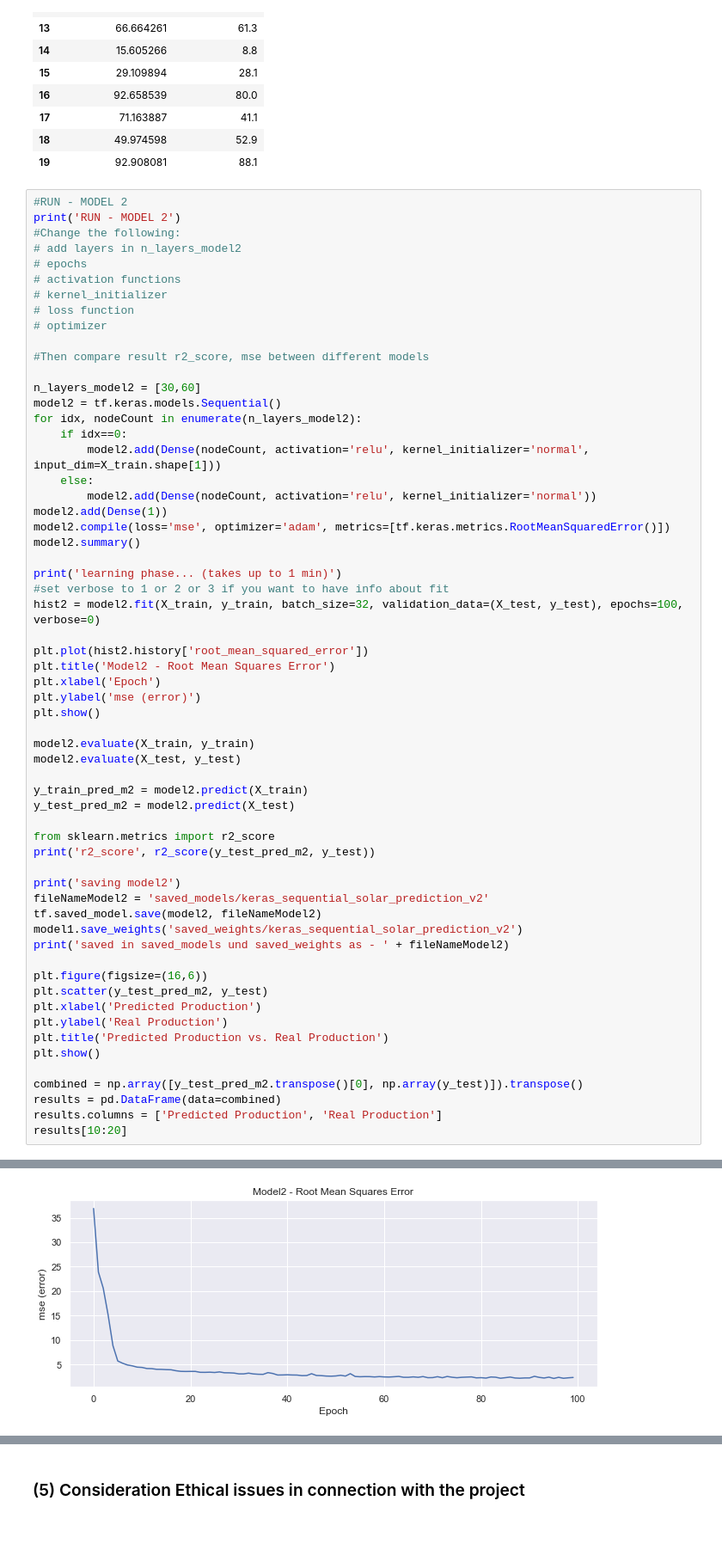
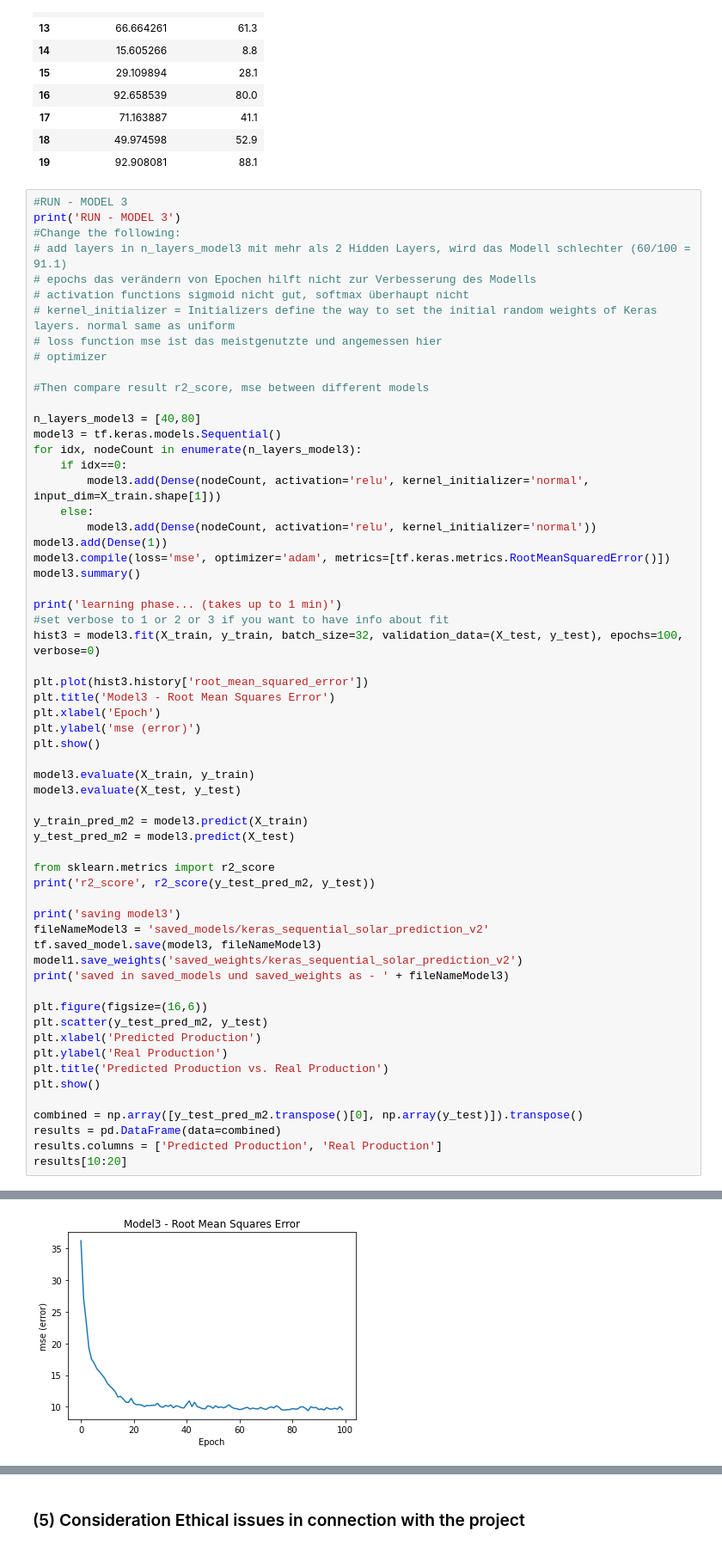
Before and after one commit to the-s-a-m/solarprediction, a Jupyter notebook: SolarAnalysis.ipynb, the cells around one changed output, grey strips where cells are left out. Shown at 86% size. Cells and saved outputs as stored; diff of their text form.

Commit message:
adding model3

```diff
--- a/SolarAnalysis.ipynb
+++ b/SolarAnalysis.ipynb
@@ -1390,53 +1390,53 @@ saved in saved_models und saved_weights as - saved_models/keras_sequential_solar
 | 18 | 49.974598 | 52.9 |
 | 19 | 92.908081 | 88.1 |
 # %%
-#RUN - MODEL 2
-print('RUN - MODEL 2')
+#RUN - MODEL 3
+print('RUN - MODEL 3')
 #Change the following:
-# add layers in n_layers_model2
-# epochs
-# activation functions
-# kernel_initializer
-# loss function
+# add layers in n_layers_model3 mit mehr als 2 Hidden Layers, wird das Modell schlechter (60/100 = 91.1)
+# epochs das verändern von Epochen hilft nicht zur Verbesserung des Modells
+# activation functions sigmoid nicht gut, softmax überhaupt nicht
+# kernel_initializer = Initializers define the way to set the initial random weights of Keras layers. normal same as uniform
+# loss function mse ist das meistgenutzte und angemessen hier
 # optimizer
 
 #Then compare result r2_score, mse between different models
 
-n_layers_model2 = [30,60]
-model2 = tf.keras.models.Sequential()
-for idx, nodeCount in enumerate(n_layers_model2):
+n_layers_model3 = [40,80]
+model3 = tf.keras.models.Sequential()
+for idx, nodeCount in enumerate(n_layers_model3):
     if idx==0:
-        model2.add(Dense(nodeCount, activation='relu', kernel_initializer='normal', input_dim=X_train.shape[1]))
+        model3.add(Dense(nodeCount, activation='relu', kernel_initializer='normal', input_dim=X_train.shape[1]))
     else:
-        model2.add(Dense(nodeCount, activation='relu', kernel_initializer='normal'))
-model2.add(Dense(1))
-model2.compile(loss='mse', optimizer='adam', metrics=[tf.keras.metrics.RootMeanSquaredError()])
-model2.summary()
+        model3.add(Dense(nodeCount, activation='relu', kernel_initializer='normal'))
+model3.add(Dense(1))
+model3.compile(loss='mse', optimizer='adam', metrics=[tf.keras.metrics.RootMeanSquaredError()])
+model3.summary()
 
 print('learning phase... (takes up to 1 min)')
 #set verbose to 1 or 2 or 3 if you want to have info about fit
-hist2 = model2.fit(X_train, y_train, batch_size=32, validation_data=(X_test, y_test), epochs=100, verbose=0)
+hist3 = model3.fit(X_train, y_train, batch_size=32, validation_data=(X_test, y_test), epochs=100, verbose=0)
 
-plt.plot(hist2.history['root_mean_squared_error'])
-plt.title('Model2 - Root Mean Squares Error')
+plt.plot(hist3.history['root_mean_squared_error'])
+plt.title('Model3 - Root Mean Squares Error')
 plt.xlabel('Epoch')
 plt.ylabel('mse (error)')
 plt.show()
 
-model2.evaluate(X_train, y_train)
-model2.evaluate(X_test, y_test)
+model3.evaluate(X_train, y_train)
+model3.evaluate(X_test, y_test)
 
-y_train_pred_m2 = model2.predict(X_train)
-y_test_pred_m2 = model2.predict(X_test)
+y_train_pred_m2 = model3.predict(X_train)
+y_test_pred_m2 = model3.predict(X_test)
 
 from sklearn.metrics import r2_score
 print('r2_score', r2_score(y_test_pred_m2, y_test))
 
-print('saving model2')
-fileNameModel2 = 'saved_models/keras_sequential_solar_prediction_v2'
-tf.saved_model.save(model2, fileNameModel2)
+print('saving model3')
+fileNameModel3 = 'saved_models/keras_sequential_solar_prediction_v2'
+tf.saved_model.save(model3, fileNameModel3)
 model1.save_weights('saved_weights/keras_sequential_solar_prediction_v2')
-print('saved in saved_models und saved_weights as - ' + fileNameModel2)
+print('saved in saved_models und saved_weights as - ' + fileNameModel3)
 
 plt.figure(figsize=(16,6))
 plt.scatter(y_test_pred_m2, y_test)
@@ -1466,4 +1466,4 @@ Trainable params: 2,491
 Non-trainable params: 0
 _________________________________________________________________
 learning phase... (takes up to 1 min)
-[figure, old version]
+[figure, new version]
```
Also changed, not shown: parts of 2 cells of this notebook, 6 other files.
